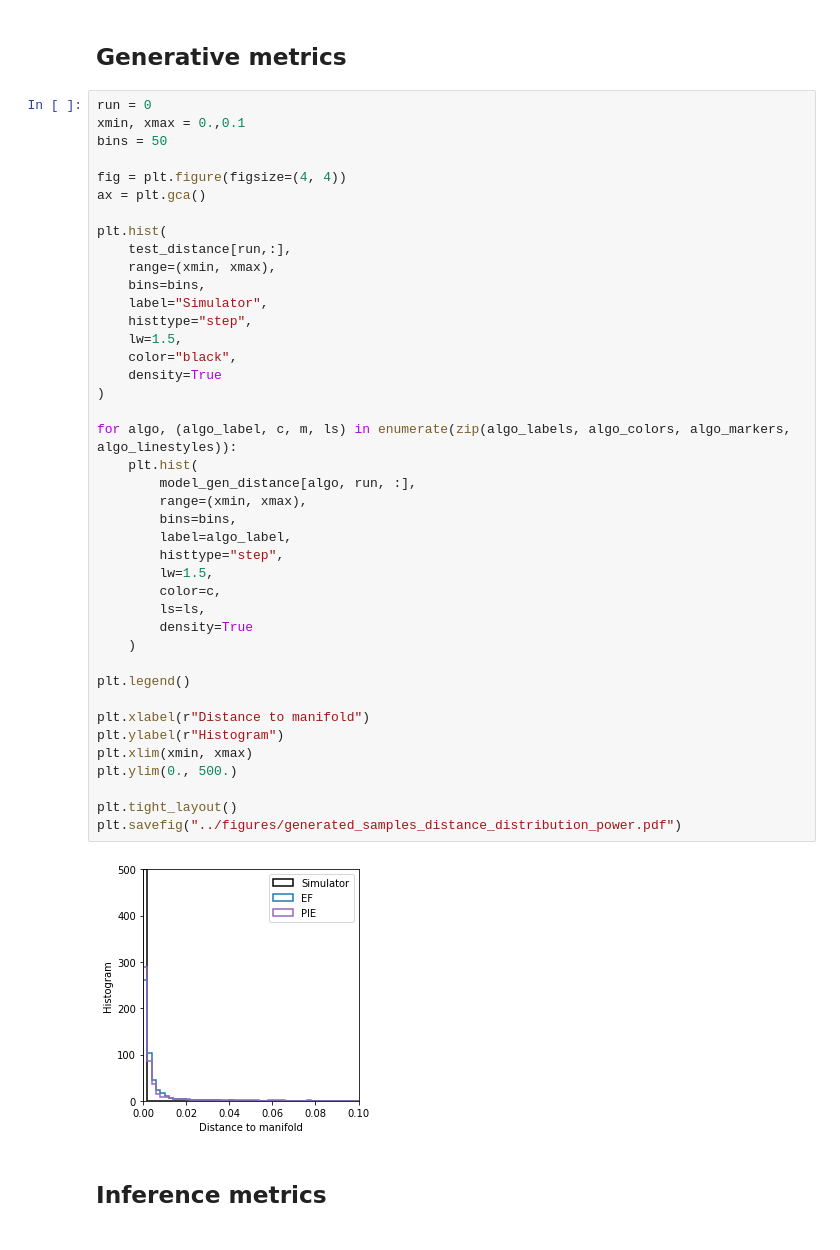
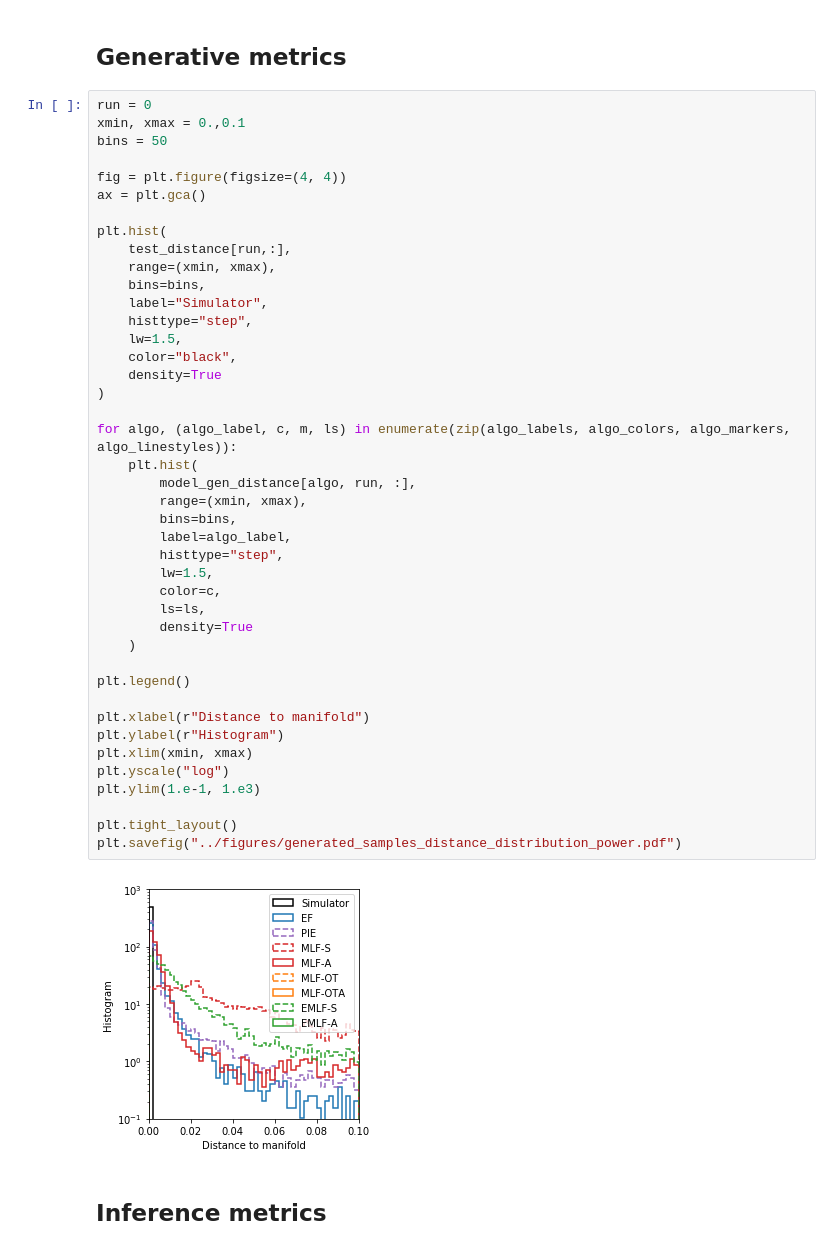
Before and after one commit to johannbrehmer/manifold-flow, a Jupyter notebook: experiments/notebooks/plot_power_results.ipynb, the cells around one changed output. Saved outputs shown, nothing was run; the diff lists cells and outputs as text.

```diff
--- a/experiments/notebooks/plot_power_results.ipynb
+++ b/experiments/notebooks/plot_power_results.ipynb
@@ -479,35 +499,36 @@ plt.hist(
     bins=bins,
     label="Simulator",
     histtype="step",
     lw=1.5,
     color="black",
     density=True
 )
 
 for algo, (algo_label, c, m, ls) in enumerate(zip(algo_labels, algo_colors, algo_markers, algo_linestyles)):
     plt.hist(
         model_gen_distance[algo, run, :],
         range=(xmin, xmax),
         bins=bins,
         label=algo_label,
         histtype="step",
         lw=1.5,
         color=c,
         ls=ls,
         density=True
     )
 
 plt.legend()
 
 plt.xlabel(r"Distance to manifold")
 plt.ylabel(r"Histogram")
 plt.xlim(xmin, xmax)
-plt.ylim(0., 500.)
+plt.yscale("log")
+plt.ylim(1.e-1, 1.e3)
 
 plt.tight_layout()
 plt.savefig("../figures/generated_samples_distance_distribution_power.pdf")
 # %% [output]
-[figure, old version]
+[figure, new version]
 # %% [markdown]
 ## Inference metrics
 # %%
```
Also changed, not shown: parts of 10 cells of this notebook, 9 other files.
